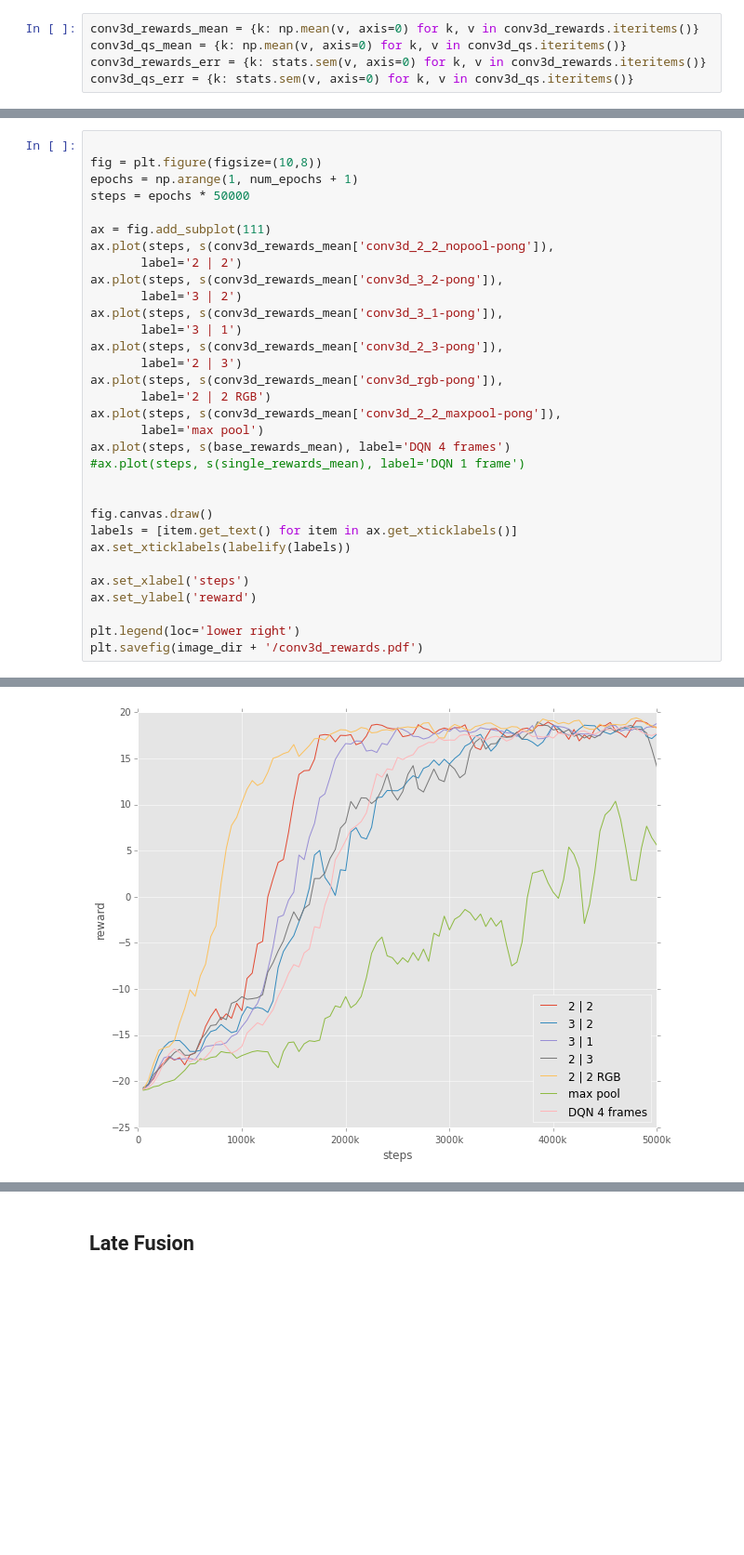
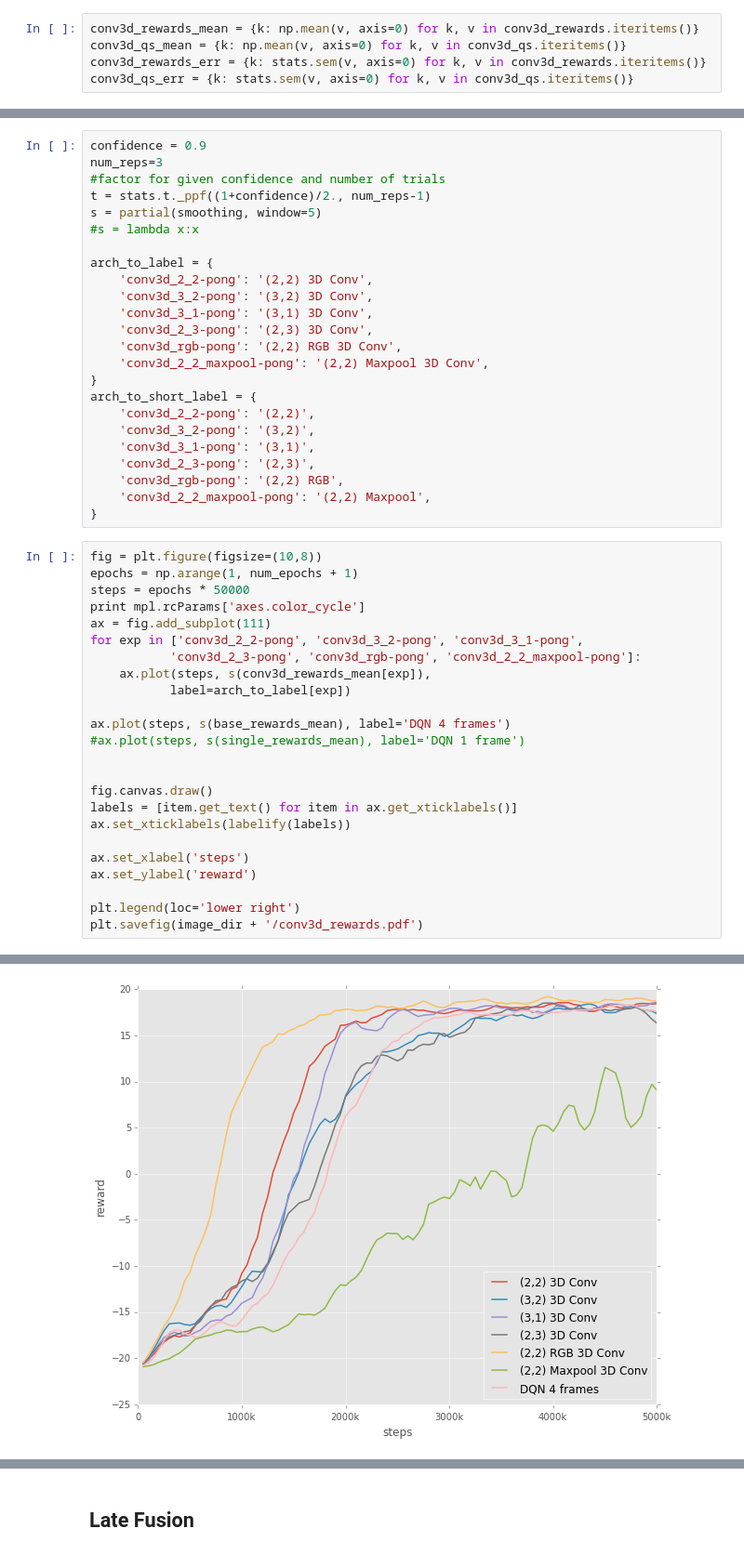
Before and after one commit to rubenvereecken/thesis, a Jupyter notebook: notebooks/Analysis.ipynb, the cells around one changed output, grey strips where cells are left out. Shown: that part at 93% size. Drawn from its saved outputs; the diff is of its cells as text; blank space fills up the shorter version.

```diff
--- a/notebooks/Analysis.ipynb
+++ b/notebooks/Analysis.ipynb
@@ -237,22 +257,38 @@ s = partial(smoothing, window=3)
+# %%
+confidence = 0.9
+num_reps=3
+#factor for given confidence and number of trials
+t = stats.t._ppf((1+confidence)/2., num_reps-1)
+s = partial(smoothing, window=5)
+#s = lambda x:x
+
+arch_to_label = {
+    'conv3d_2_2-pong': '(2,2) 3D Conv',
+    'conv3d_3_2-pong': '(3,2) 3D Conv',
+    'conv3d_3_1-pong': '(3,1) 3D Conv',
+    'conv3d_2_3-pong': '(2,3) 3D Conv',
+    'conv3d_rgb-pong': '(2,2) RGB 3D Conv',
+    'conv3d_2_2_maxpool-pong': '(2,2) Maxpool 3D Conv',
+}
+arch_to_short_label = {
+    'conv3d_2_2-pong': '(2,2)',
+    'conv3d_3_2-pong': '(3,2)',
+    'conv3d_3_1-pong': '(3,1)',
+    'conv3d_2_3-pong': '(2,3)',
+    'conv3d_rgb-pong': '(2,2) RGB',
+    'conv3d_2_2_maxpool-pong': '(2,2) Maxpool',
+}
 # %%
-
 fig = plt.figure(figsize=(10,8))
 epochs = np.arange(1, num_epochs + 1)
 steps = epochs * 50000
+print mpl.rcParams['axes.color_cycle']
+ax = fig.add_subplot(111)
+for exp in ['conv3d_2_2-pong', 'conv3d_3_2-pong', 'conv3d_3_1-pong',
+           'conv3d_2_3-pong', 'conv3d_rgb-pong', 'conv3d_2_2_maxpool-pong']:
+    ax.plot(steps, s(conv3d_rewards_mean[exp]),
+           label=arch_to_label[exp])
 
-ax = fig.add_subplot(111)
-ax.plot(steps, s(conv3d_rewards_mean['conv3d_2_2_nopool-pong']),
-       label='2 | 2')
-ax.plot(steps, s(conv3d_rewards_mean['conv3d_3_2-pong']),
-       label='3 | 2')
-ax.plot(steps, s(conv3d_rewards_mean['conv3d_3_1-pong']),
-       label='3 | 1')
-ax.plot(steps, s(conv3d_rewards_mean['conv3d_2_3-pong']),
-       label='2 | 3')
-ax.plot(steps, s(conv3d_rewards_mean['conv3d_rgb-pong']),
-       label='2 | 2 RGB')
-ax.plot(steps, s(conv3d_rewards_mean['conv3d_2_2_maxpool-pong']),
-       label='max pool')
 ax.plot(steps, s(base_rewards_mean), label='DQN 4 frames')
 #ax.plot(steps, s(single_rewards_mean), label='DQN 1 frame')
 
@@ -270,4 +307,4 @@ plt.savefig(image_dir + '/conv3d_rewards.pdf')
-[figure, old version]
+[figure, new version]
 # %%
 fig = plt.figure(figsize=(10,8))
 epochs = np.arange(1, num_epochs + 1)
```
Also changed, not shown: parts of 11 cells of this notebook, 8 other files.
